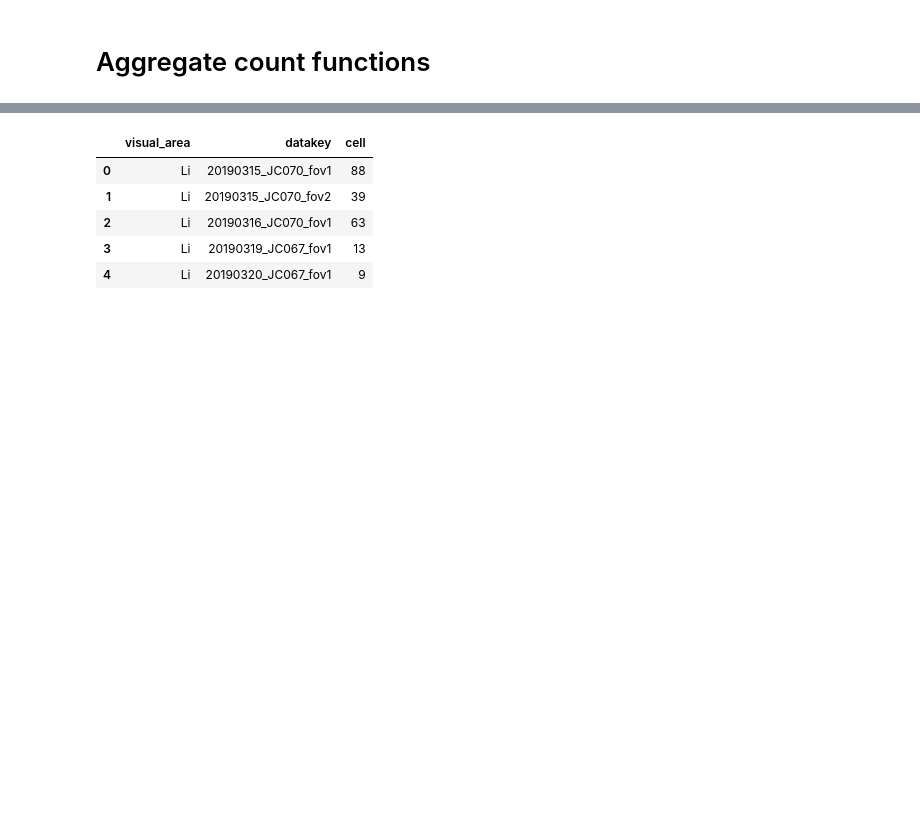
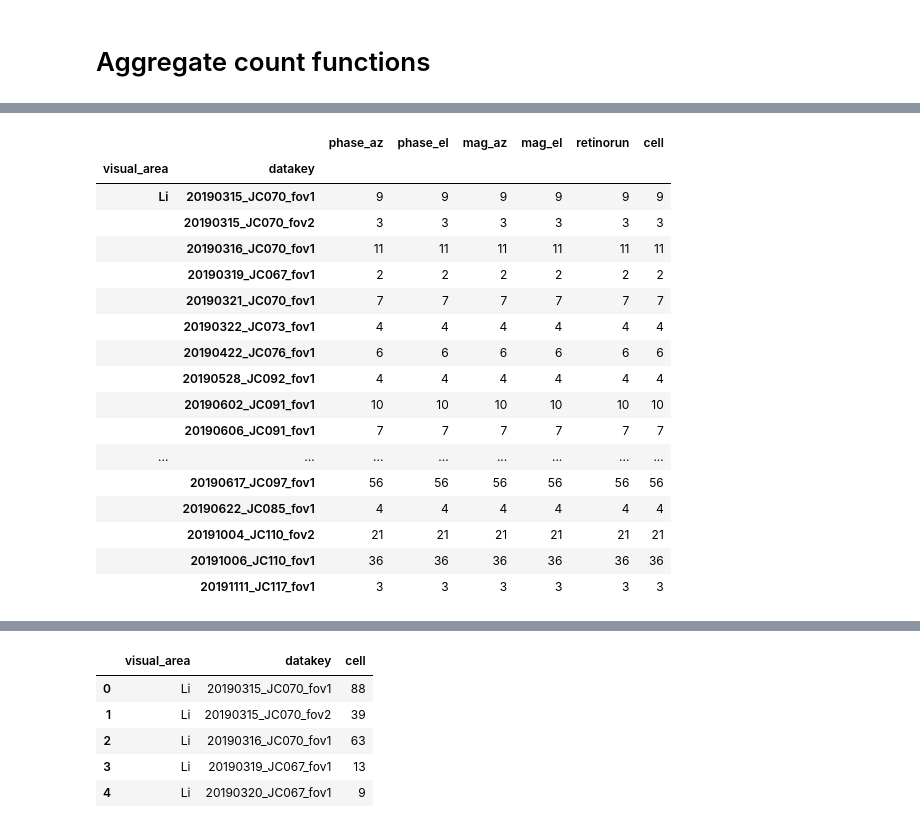
Before and after one commit to julianarhee/rat-2p-area-characterizations, a Jupyter notebook: analyze2p/aggregate/dataset_stats.ipynb, the cells around one changed output, grey strips where cells are left out. Cells and saved outputs as stored; diff of their text form; code cells hidden in the pictures; blank space fills up the shorter version.

```diff
--- a/analyze2p/aggregate/dataset_stats.ipynb
+++ b/analyze2p/aggregate/dataset_stats.ipynb
@@ -345,0 +133,22 @@ retino_responsive.head()
+# %%
+retino_responsive[retino_responsive['mag_az']>=0.02]\
+        .groupby(['visual_area', 'datakey']).count()\
+# %% [output]
+|  |  | phase_az | phase_el | mag_az | mag_el | retinorun | cell |
+| visual_area | datakey |  |  |  |  |  |  |
+| Li | 20190315_JC070_fov1 | 9 | 9 | 9 | 9 | 9 | 9 |
+|  | 20190315_JC070_fov2 | 3 | 3 | 3 | 3 | 3 | 3 |
+|  | 20190316_JC070_fov1 | 11 | 11 | 11 | 11 | 11 | 11 |
+|  | 20190319_JC067_fov1 | 2 | 2 | 2 | 2 | 2 | 2 |
+|  | 20190321_JC070_fov1 | 7 | 7 | 7 | 7 | 7 | 7 |
+|  | 20190322_JC073_fov1 | 4 | 4 | 4 | 4 | 4 | 4 |
+|  | 20190422_JC076_fov1 | 6 | 6 | 6 | 6 | 6 | 6 |
+|  | 20190528_JC092_fov1 | 4 | 4 | 4 | 4 | 4 | 4 |
+|  | 20190602_JC091_fov1 | 10 | 10 | 10 | 10 | 10 | 10 |
+|  | 20190606_JC091_fov1 | 7 | 7 | 7 | 7 | 7 | 7 |
+| ... | ... | ... | ... | ... | ... | ... | ... |
+|  | 20190617_JC097_fov1 | 56 | 56 | 56 | 56 | 56 | 56 |
+|  | 20190622_JC085_fov1 | 4 | 4 | 4 | 4 | 4 | 4 |
+|  | 20191004_JC110_fov2 | 21 | 21 | 21 | 21 | 21 | 21 |
+|  | 20191006_JC110_fov1 | 36 | 36 | 36 | 36 | 36 | 36 |
+|  | 20191111_JC117_fov1 | 3 | 3 | 3 | 3 | 3 | 3 |
```
Also changed, not shown: parts of 22 cells of this notebook, 2 other files.
